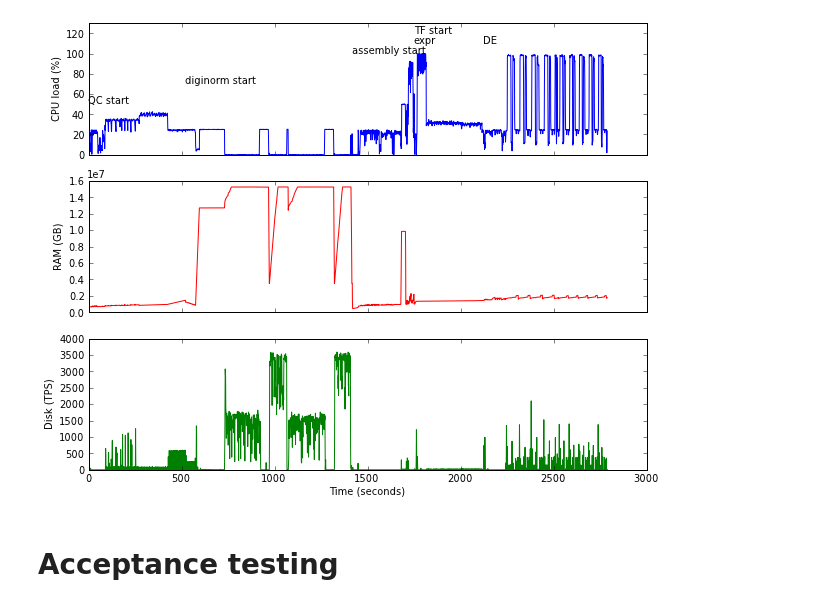
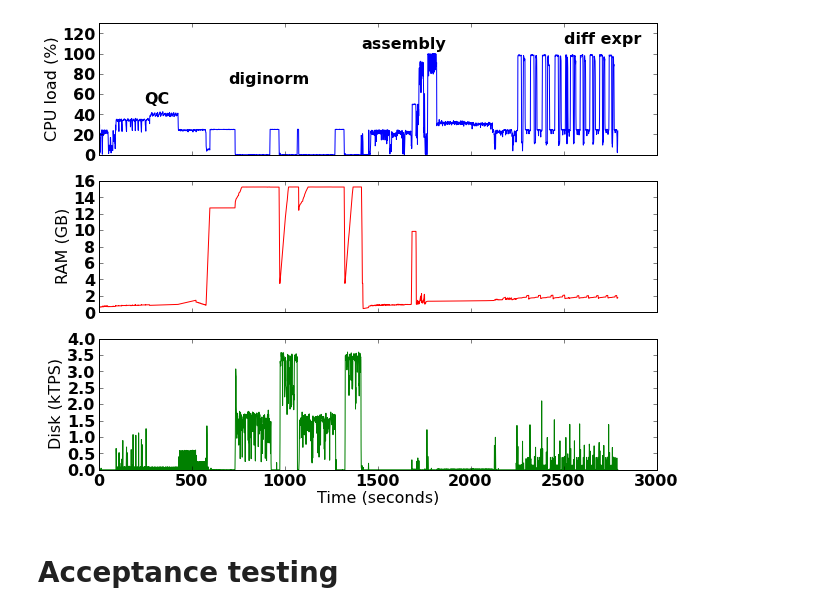
Before and after one commit to ctb/sartre, a Jupyter notebook: bench0.ipynb, the cells around one changed output. Saved outputs shown, nothing was run; the diff lists cells and outputs as text; code cells hidden in the pictures.

```diff
--- a/bench0.ipynb
+++ b/bench0.ipynb
@@ -5,39 +13,39 @@ Populating the interactive namespace from numpy and matplotlib
 # %%
 def triptych(data):
     # Two subplots, the axes array is 1-d
     f, axarr = plt.subplots(3, sharex=True)
     plot1, plot2, plot3 = axarr
     plot1.plot(data[:,0], data[:,1], 'b-')
     plot1.set_ylabel('CPU load (%)')
 
     #axarr[0].set_title('Sharing X axis')
-    plot2.plot(data[:,0], data[:,2], 'r-')
+    plot2.plot(data[:,0], data[:,2] / 1e6, 'r-')
     plot2.set_ylabel('RAM (GB)')
-    plot3.plot(data[:,0], data[:,3], 'g-')
-    plot3.set_ylabel('Disk (TPS)')
+    plot3.plot(data[:,0], data[:,3] / 1000, 'g-')
+    plot3.set_ylabel('Disk (kTPS)')
 
     plot3.set_xlabel('Time (seconds)')
 
     f.set_size_inches(10, 8)
 
     return f, axarr
 
 import numpy
 shortdata = numpy.loadtxt('short-m1.xlarge/log.out')
 
 f, axarr = triptych(shortdata)
 plot1 = axarr[0]
 
 plot1.set_ylim((0, 130))
-plot1.annotate("QC start", (0, 50))
-plot1.annotate("diginorm start", (521, 70))
-plot1.annotate("assembly start", (1418, 100))
-plot1.annotate("TF start", (1750, 120))
-plot1.annotate("expr", (1753, 110))
-plot1.annotate("DE", (2130, 110))
+plot1.annotate("QC", (250, 50))
+plot1.annotate("diginorm", (700, 70))
+plot1.annotate("assembly", (1418, 105))
+#plot1.annotate("TF start", (1750, 120))
+#plot1.annotate("expr", (1753, 110))
+plot1.annotate("diff expr", (2500, 110))
 savefig('/tmp/fig1.pdf')
 # %% [output]
-[figure, old version]
+[figure, new version]
 # %% [markdown]
 # Acceptance testing
 # %%
```
Also changed, not shown: parts of 16 cells of this notebook, 14 other files.
